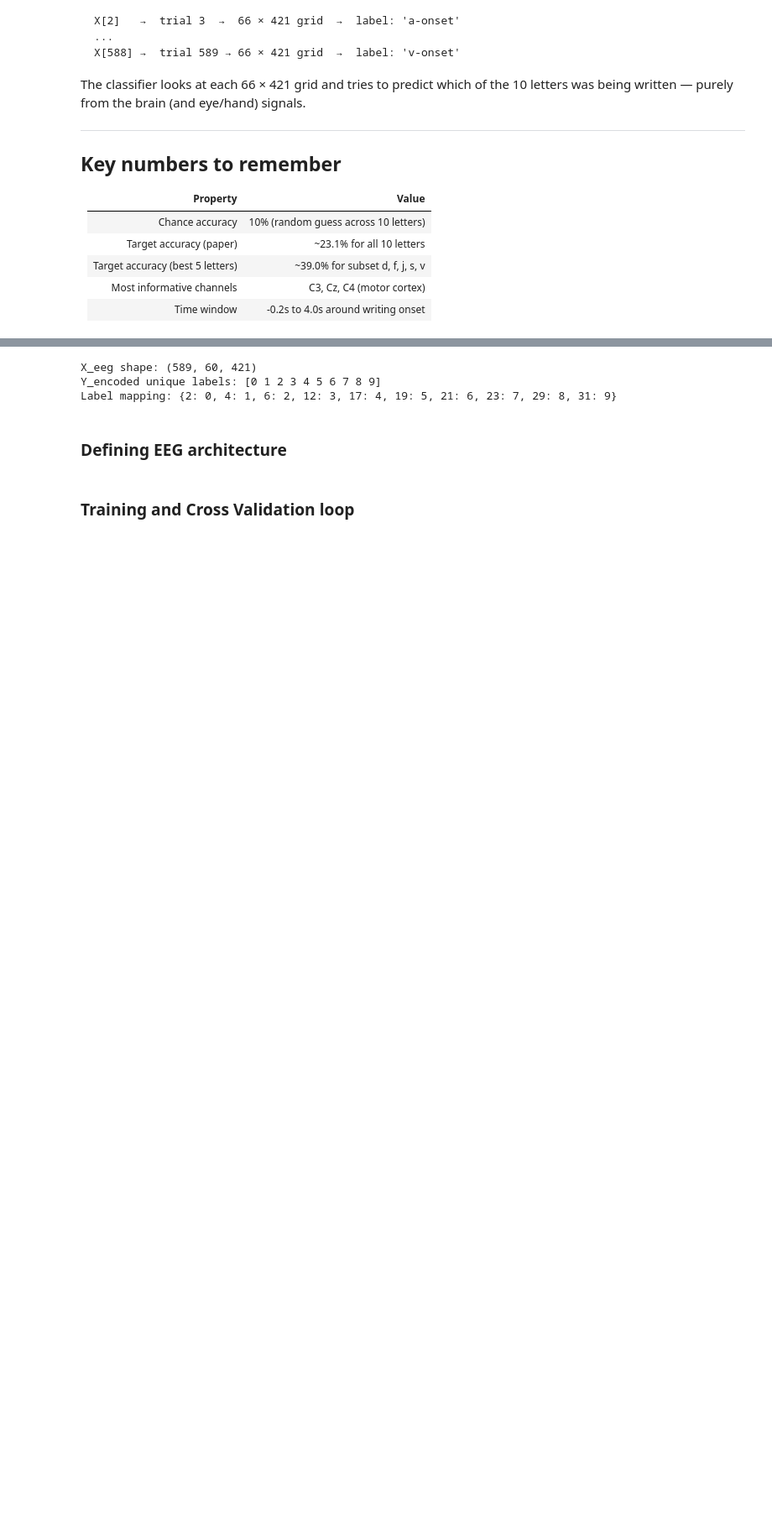
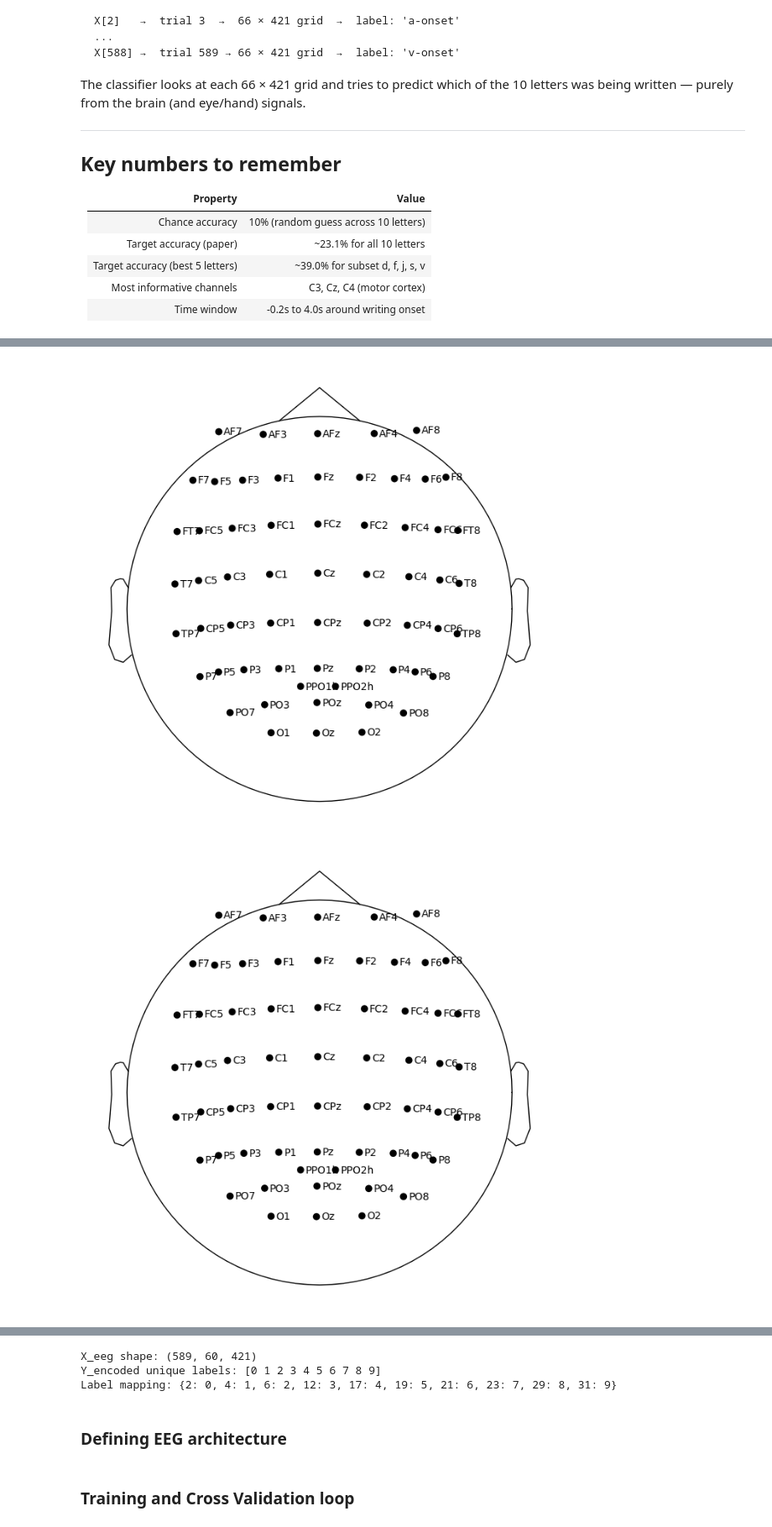
Before and after one commit to shantguedekelian/EEG_analysis, a Jupyter notebook: eda.ipynb, the cells around one changed output, grey strips where cells are left out. Shown at 84% size. Cells and saved outputs as stored; diff of their text form; code cells hidden in the pictures; blank space fills up the shorter version.

```diff
--- a/eda.ipynb
+++ b/eda.ipynb
@@ -373,0 +391,13 @@ The classifier looks at each 66 × 421 grid and tries to predict which of the 10
+# %%
+# Shows where each electrode sits on the scalp
+
+# Coverage — electrodes should be spread across the whole scalp, front to back and left to right
+# Central cluster — there should be a clear cluster of electrodes in the middle of the head
+#       (C3, Cz, C4 etc.) — these are the motor cortex channels most important for your task
+# Symmetry — the layout should look roughly symmetrical left to right
+# Labels — you should be able to see the channel names and confirm the central ones are there
+
+raw.plot_sensors(show_names=True, title='Electrode Locations')
+# %% [output]
+[figure, added]
+[figure, added]
```
Also changed, not shown: parts of 8 cells of this notebook.
